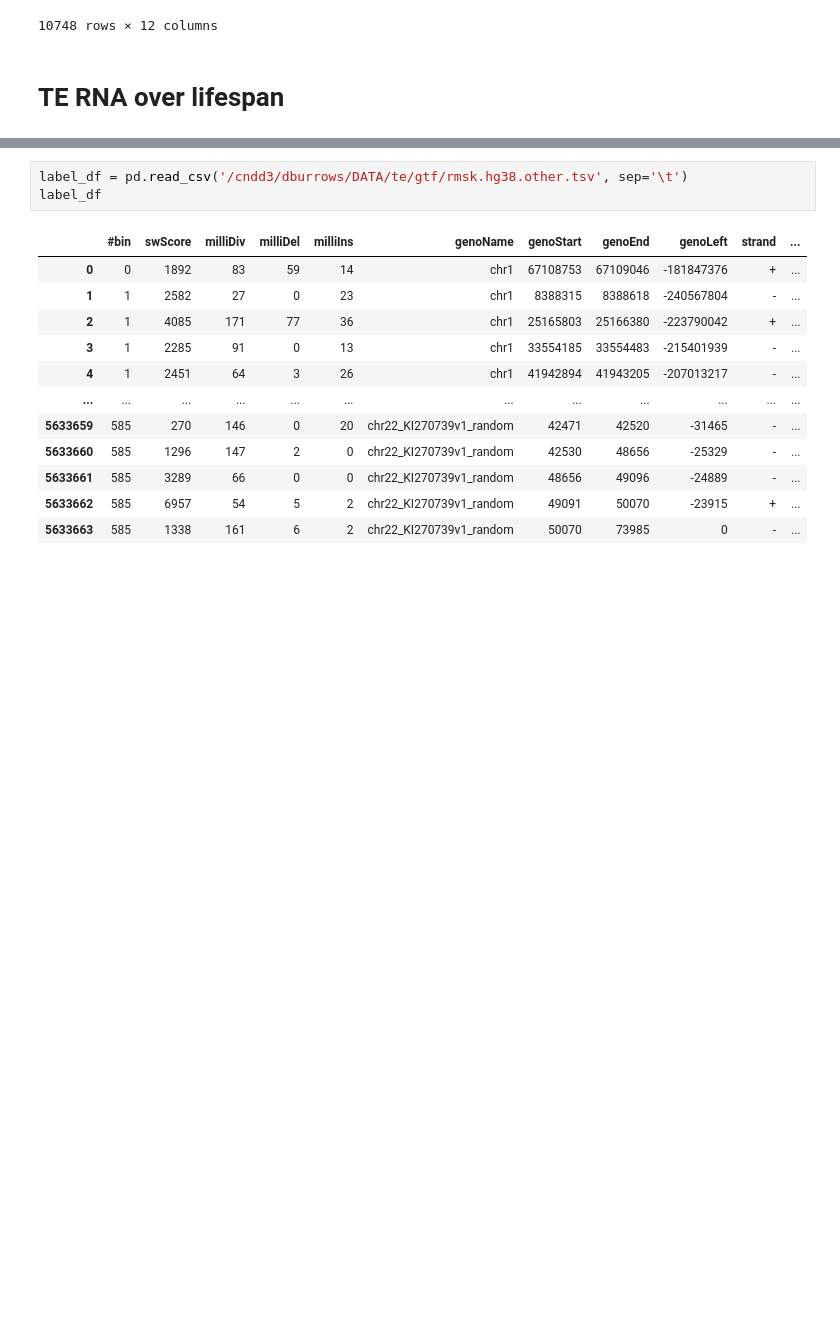
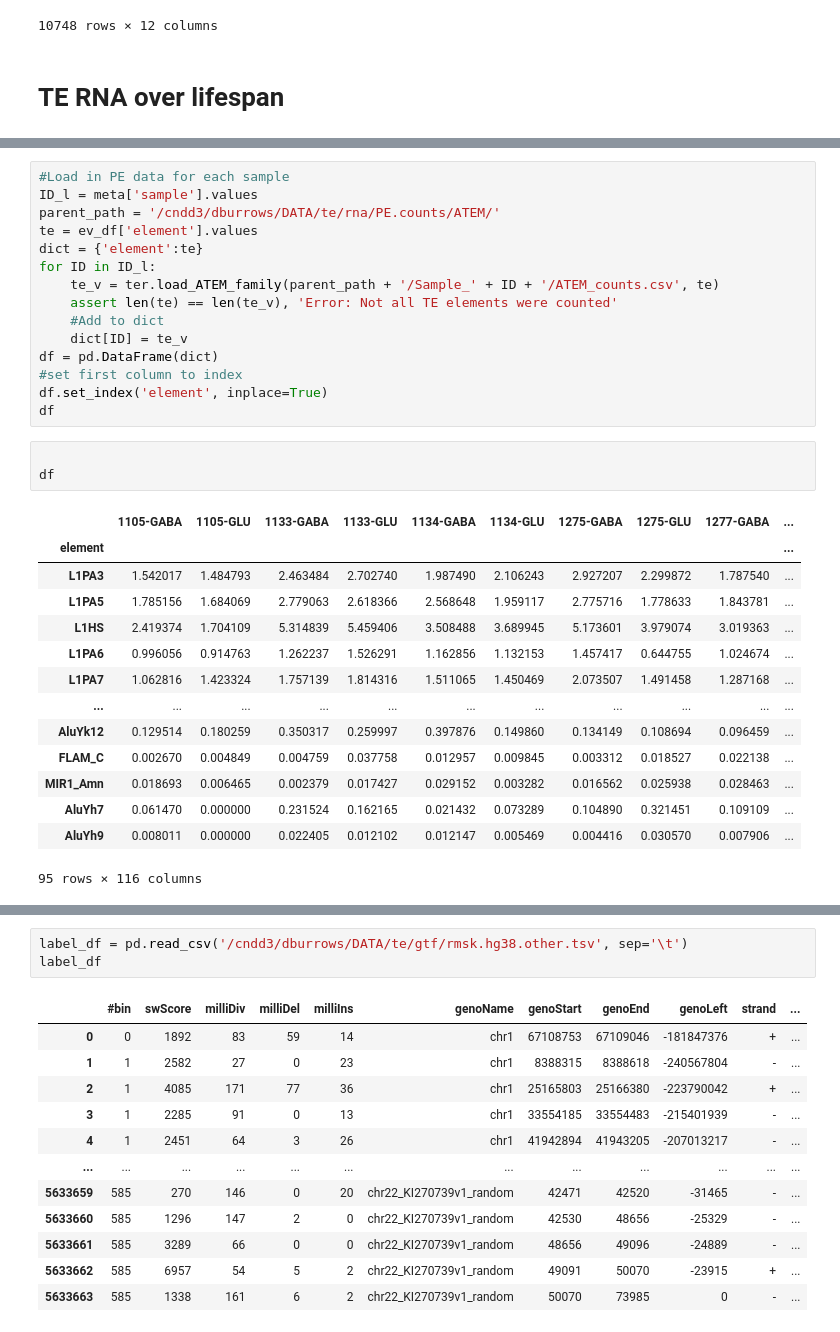
Before and after one commit to dmnburrows/line1_ageing, a Jupyter notebook: te_rna.ipynb, the cells around one changed output, grey strips where cells are left out. Saved outputs shown, nothing was run; the diff lists cells and outputs as text; blank space fills up the shorter version.

Commit message:
Making ATEM counts loading functions

```diff
--- a/te_rna.ipynb
+++ b/te_rna.ipynb
@@ -1004,0 +1031,33 @@ def TE_sweep(tet_df, name):
+# %%
+#Load in PE data for each sample
+ID_l = meta['sample'].values
+parent_path = '/cndd3/dburrows/DATA/te/rna/PE.counts/ATEM/'
+te = ev_df['element'].values
+dict = {'element':te}
+for ID in ID_l:
+    te_v = ter.load_ATEM_family(parent_path + '/Sample_' + ID + '/ATEM_counts.csv', te)
+    assert len(te) == len(te_v), 'Error: Not all TE elements were counted'
+    #Add to dict
+    dict[ID] = te_v
+df = pd.DataFrame(dict)
+#set first column to index
+df.set_index('element', inplace=True)
+df
+# %%
+
+df
+# %% [output]
+|  | 1105-GABA | 1105-GLU | 1133-GABA | 1133-GLU | 1134-GABA | 1134-GLU | 1275-GABA | 1275-GLU | 1277-GABA | ... |
+| element |  |  |  |  |  |  |  |  |  | ... |
+| L1PA3 | 1.542017 | 1.484793 | 2.463484 | 2.702740 | 1.987490 | 2.106243 | 2.927207 | 2.299872 | 1.787540 | ... |
+| L1PA5 | 1.785156 | 1.684069 | 2.779063 | 2.618366 | 2.568648 | 1.959117 | 2.775716 | 1.778633 | 1.843781 | ... |
+| L1HS | 2.419374 | 1.704109 | 5.314839 | 5.459406 | 3.508488 | 3.689945 | 5.173601 | 3.979074 | 3.019363 | ... |
+| L1PA6 | 0.996056 | 0.914763 | 1.262237 | 1.526291 | 1.162856 | 1.132153 | 1.457417 | 0.644755 | 1.024674 | ... |
+| L1PA7 | 1.062816 | 1.423324 | 1.757139 | 1.814316 | 1.511065 | 1.450469 | 2.073507 | 1.491458 | 1.287168 | ... |
+| ... | ... | ... | ... | ... | ... | ... | ... | ... | ... | ... |
+| AluYk12 | 0.129514 | 0.180259 | 0.350317 | 0.259997 | 0.397876 | 0.149860 | 0.134149 | 0.108694 | 0.096459 | ... |
+| FLAM_C | 0.002670 | 0.004849 | 0.004759 | 0.037758 | 0.012957 | 0.009845 | 0.003312 | 0.018527 | 0.022138 | ... |
+| MIR1_Amn | 0.018693 | 0.006465 | 0.002379 | 0.017427 | 0.029152 | 0.003282 | 0.016562 | 0.025938 | 0.028463 | ... |
+| AluYh7 | 0.061470 | 0.000000 | 0.231524 | 0.162165 | 0.021432 | 0.073289 | 0.104890 | 0.321451 | 0.109109 | ... |
+| AluYh9 | 0.008011 | 0.000000 | 0.022405 | 0.012102 | 0.012147 | 0.005469 | 0.004416 | 0.030570 | 0.007906 | ... |
+95 rows × 116 columns
```
Also changed, not shown: parts of 6 cells of this notebook, 1 other file.
